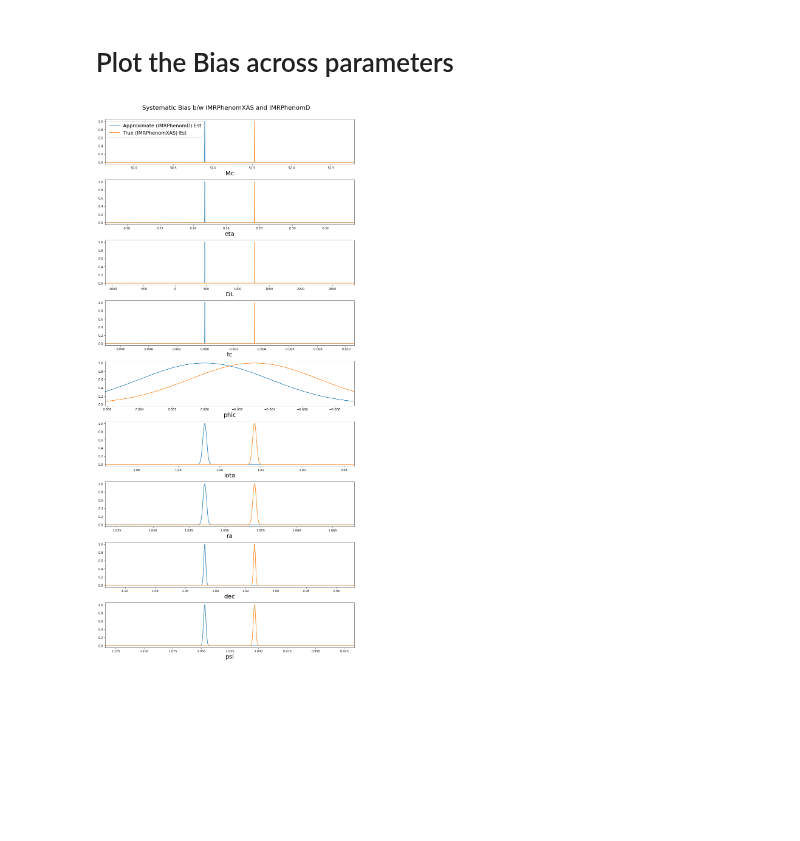
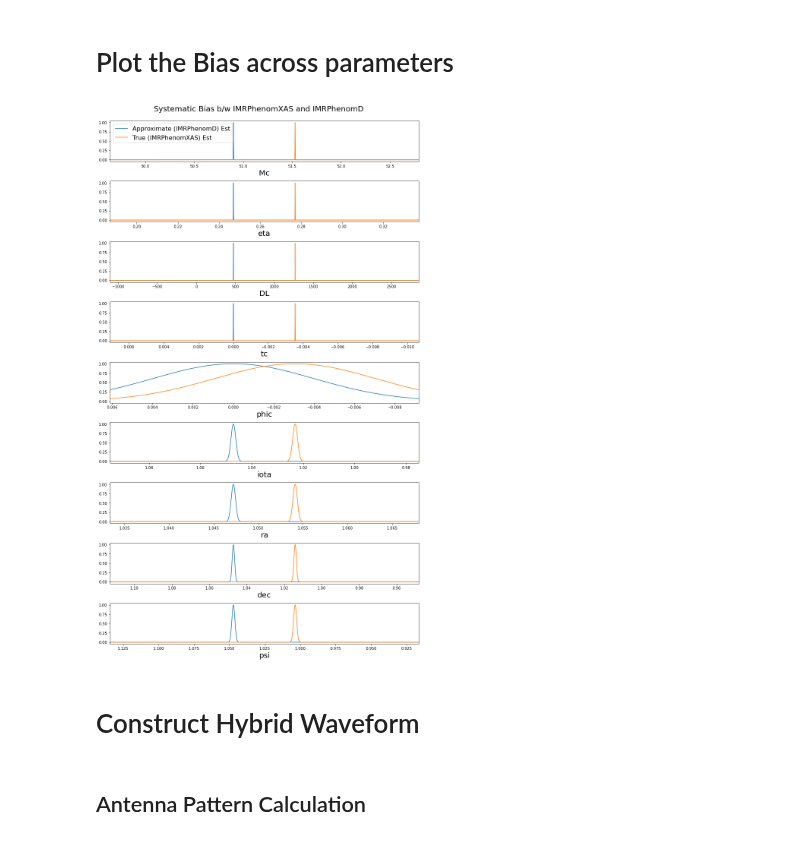
Before and after one commit to veome22/hybrid_waveforms, a Jupyter notebook: gwbench_bias_calc.ipynb, the cells around one changed output. Saved outputs shown, nothing was run; the diff lists cells and outputs as text; code cells hidden in the pictures; blank space fills up the shorter version.

```diff
--- a/gwbench_bias_calc.ipynb
+++ b/gwbench_bias_calc.ipynb
@@ -170,31 +171,37 @@ import math
 # %%
+def plot_bias(param_list, errors_th, figsize=(12,25)):
+    f, ax= plt.subplots(len(param_list), 1,  figsize=figsize)
+    ax = list(ax)
+    for i, param in enumerate((param_list)):
+        mu = net2.inj_params[param]
+        sigma = net2.errs[param]
 
-f, (ax)= plt.subplots(len(param_list), 1,  figsize=(12,25))
+        x = np.linspace(mu-3*errors_th[i], mu+3*errors_th[i], 10000)
 
-for i, param in enumerate((param_list)):
-    mu = net2.inj_params[param]
-    sigma = net2.errs[param]
+        stat_est = stats.norm.pdf(x, mu, sigma)
+        stat_est = stat_est/np.max(stat_est)
 
-    x = np.linspace(mu-3*errors_th[i], mu+3*errors_th[i], 10000)
+        theory_est = stats.norm.pdf(x, mu+errors_th[i], sigma)
+        theory_est = theory_est/ np.max(theory_est)
 
-    stat_est = stats.norm.pdf(x, mu, sigma)
-    stat_est = stat_est/np.max(stat_est)
+        ax[i].plot(x, stat_est, label=f"Approximate (IMRPhenomD) Est")
+        ax[i].plot(x, theory_est, label=f"True (IMRPhenomXAS) Est")
 
-    theory_est = stats.norm.pdf(x, mu+errors_th[i], sigma)
-    theory_est = theory_est/ np.max(theory_est)
-
-    ax[i].plot(x, stat_est, label=f"Approximate (IMRPhenomD) Est")
-    ax[i].plot(x, theory_est, label=f"True (IMRPhenomXAS) Est")
-
-    if i==0:
-        ax[i].legend(bbox_to_anchor=(0, 1), loc='upper left', fontsize=16)
+        if i==0:
+            ax[i].legend(bbox_to_anchor=(0, 1), loc='upper left', fontsize=16)
 
 
-    ax[i].set_xlim(mu-2*errors_th[i], mu+3*errors_th[i])
-    ax[i].set_xlabel(param, fontsize=20)
+        ax[i].set_xlim(mu-2*errors_th[i], mu+3*errors_th[i])
+        ax[i].set_xlabel(param, fontsize=20)
 
-plt.suptitle("Systematic Bias b/w IMRPhenomXAS and IMRPhenomD", y=1.02, fontsize=20)
-plt.tight_layout()
-plt.show()
+    plt.suptitle("Systematic Bias b/w IMRPhenomXAS and IMRPhenomD", y=1.02, fontsize=20)
+    plt.tight_layout()
+    plt.show()
-# %% [output]
-[figure, removed]
+# %%
+plot_bias(param_list[:], errors_th, figsize=(12, 20))
+# %% [output]
+[figure, added]
+# %% [markdown]
+# Construct Hybrid Waveform
+# %% [markdown]
+## Antenna Pattern Calculation
```
Also changed, not shown: parts of 19 cells of this notebook, 1 other file.
